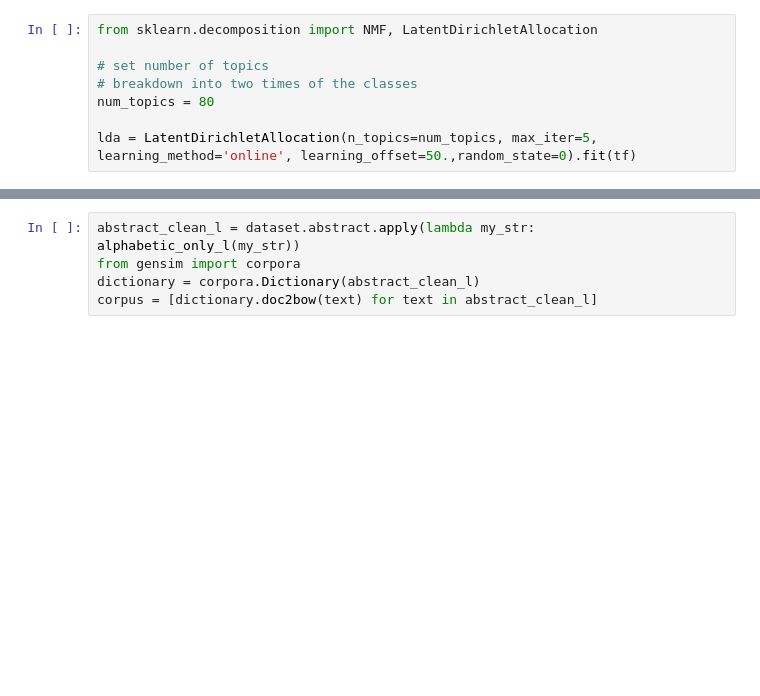
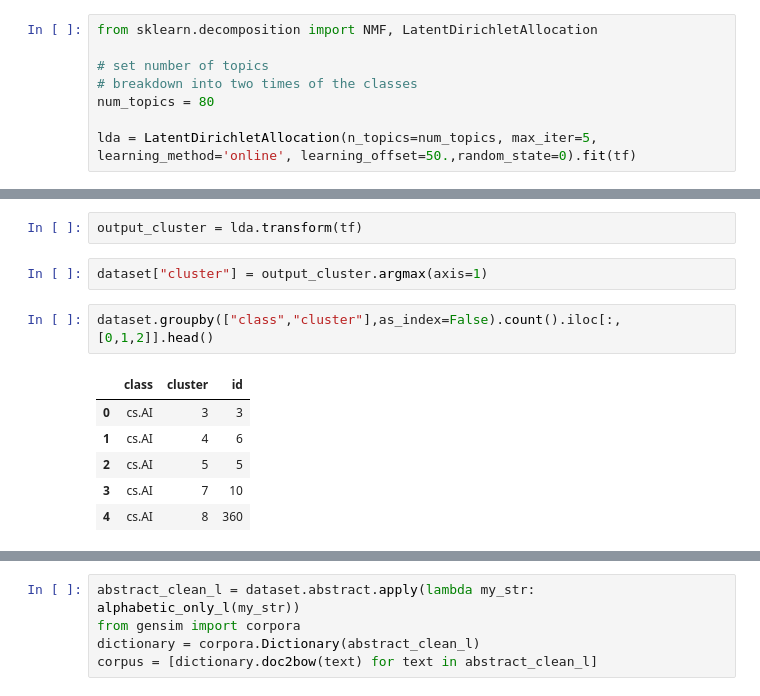
Before and after one commit to nikolausn/lab-fall-18, a Jupyter notebook: arxiv-scrap/arxiv-mining.ipynb, the cells around one changed output, grey strips where cells are left out. Cells and saved outputs as stored; diff of their text form; blank space fills up the shorter version.

```diff
--- a/arxiv-scrap/arxiv-mining.ipynb
+++ b/arxiv-scrap/arxiv-mining.ipynb
@@ -91,0 +107,13 @@ topic_df.to_csv("topic_lda.csv")
+# %%
+output_cluster = lda.transform(tf)
+# %%
+dataset["cluster"] = output_cluster.argmax(axis=1)
+# %%
+dataset.groupby(["class","cluster"],as_index=False).count().iloc[:,[0,1,2]].head()
+# %% [output]
+|  | class | cluster | id |
+| 0 | cs.AI | 3 | 3 |
+| 1 | cs.AI | 4 | 6 |
+| 2 | cs.AI | 5 | 5 |
+| 3 | cs.AI | 7 | 10 |
+| 4 | cs.AI | 8 | 360 |
```
Also changed, not shown: parts of 18 cells of this notebook.
